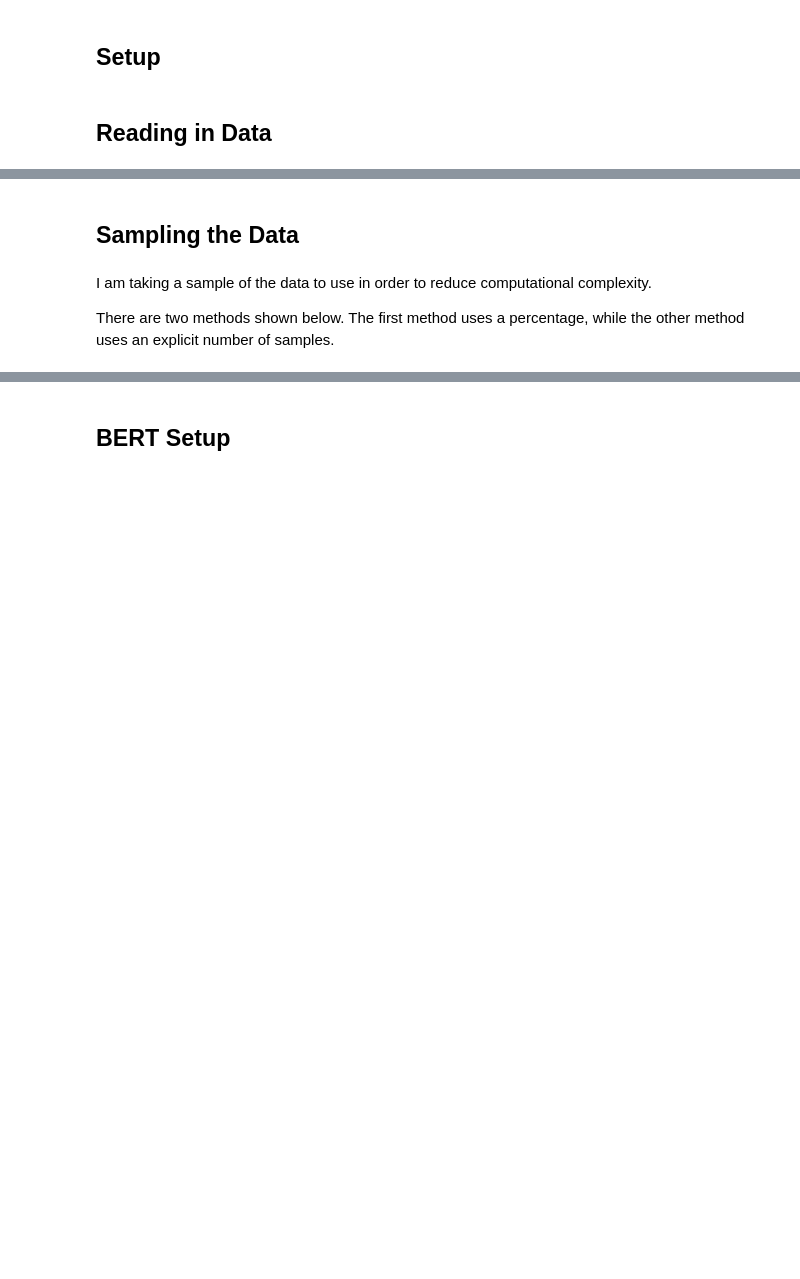
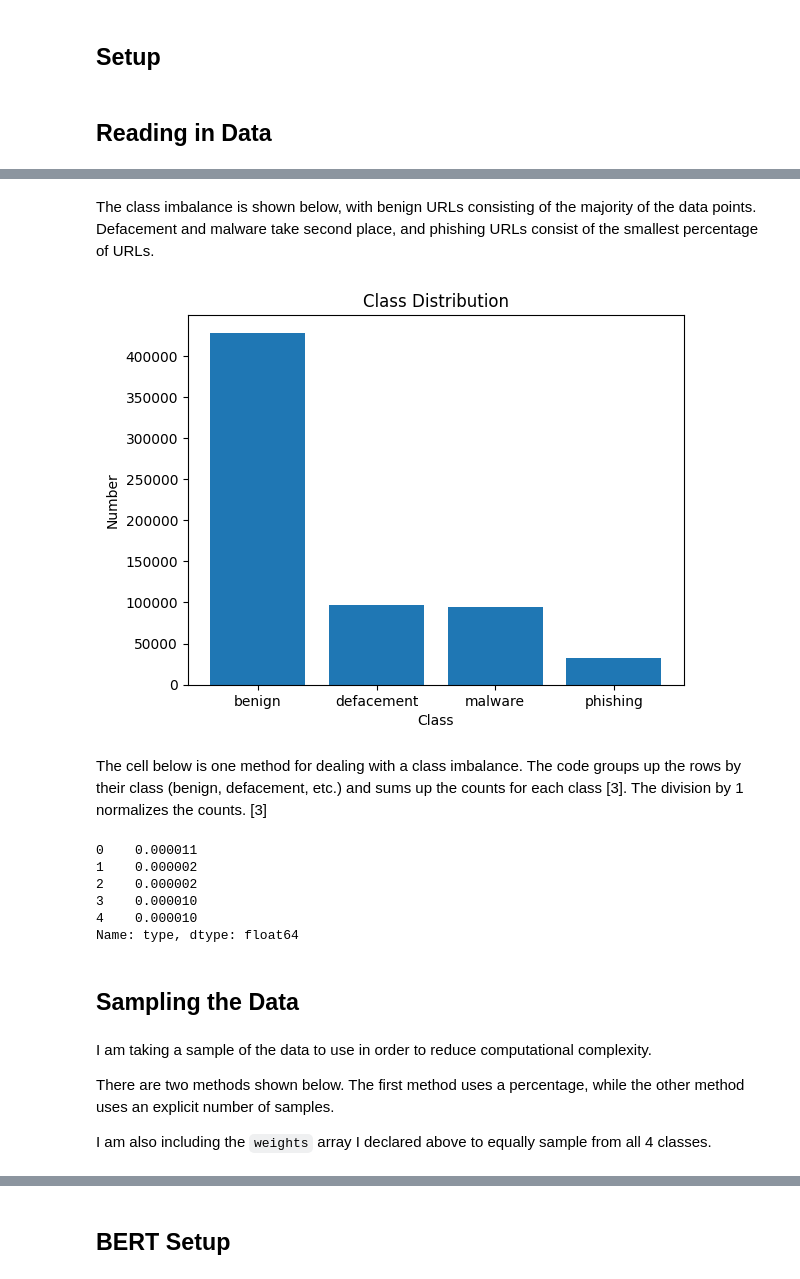
Before and after one commit to jfantab/lexical_analysis_urls, a Jupyter notebook: jlu_model.ipynb, the cells around one changed output, grey strips where cells are left out. Cells and saved outputs as stored; diff of their text form; code cells hidden in the pictures; blank space fills up the shorter version.

```diff
--- a/jlu_model.ipynb
+++ b/jlu_model.ipynb
@@ -36,0 +32,12 @@ original_df.head()
+# %% [markdown]
+The class imbalance is shown below, with benign URLs consisting of the majority of the data points. Defacement and malware take second place, and phishing URLs consist of the smallest percentage of URLs.
+# %%
+plt.bar(["benign", "defacement", "malware", "phishing"], [428103, 96547, 94111, 32520])
+plt.xlabel("Class")
+plt.ylabel("Number")
+plt.title("Class Distribution")
+plt.show()
+# %% [output]
+[figure, added]
+# %% [markdown]
+The cell below is one method for dealing with a class imbalance. The code groups up the rows by their class (benign, defacement, etc.) and sums up the counts for each class [3]. The division by 1 normalizes the counts. [3]
@@ -37,9 +46,20 @@ original_df.head()
+# %%
+weights.head()
+# %% [output]
+0    0.000011
+1    0.000002
+2    0.000002
+3    0.000010
+4    0.000010
+Name: type, dtype: float64
 # %% [markdown]
 ## Sampling the Data
 # %% [markdown]
 I am taking a sample of the data to use in order to reduce computational complexity.
 
 There are two methods shown below. The first method uses a percentage, while the other method uses an explicit number of samples.
+
+I am also including the `weights` array I declared above to equally sample from all 4 classes.
 # %%
 # PERCENTAGE = 0.005
 # df = original_df.sample(frac=PERCENTAGE, replace=False, random_state=42)
```
Also changed, not shown: parts of 38 cells of this notebook.
